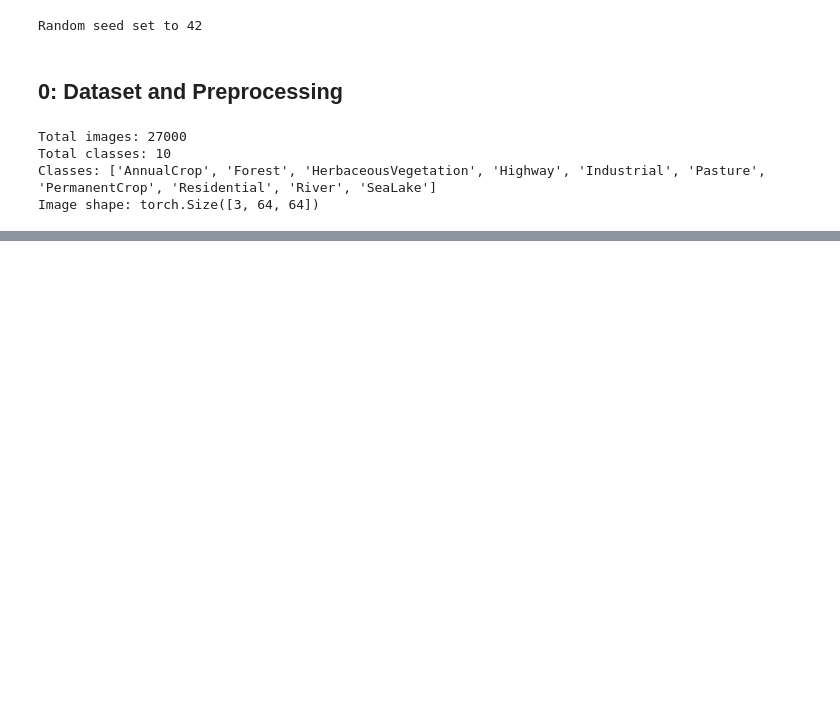
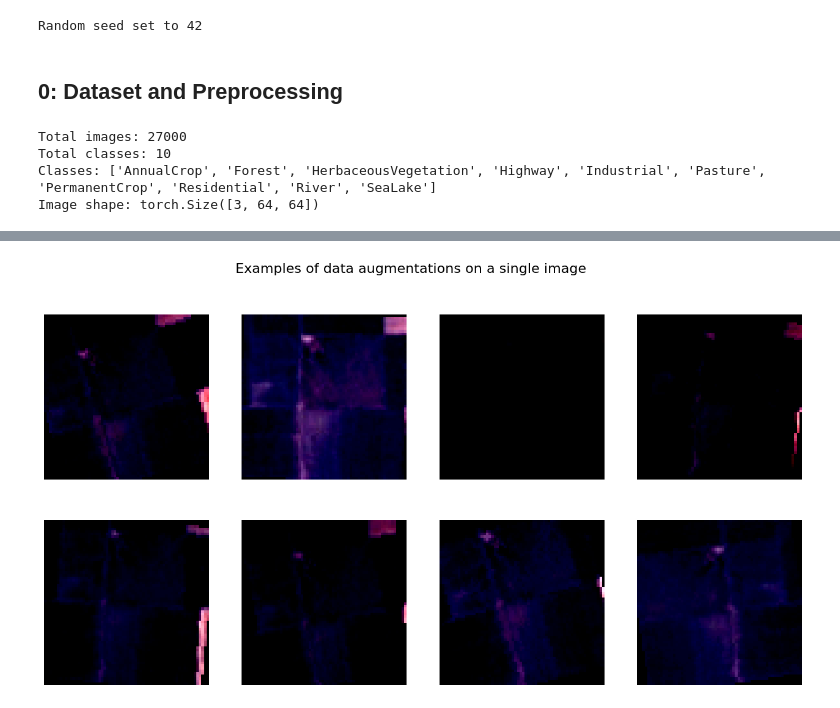
Before and after one commit to dboutzounis/Satellite-Data-Comparative-Study, a Jupyter notebook: satellite_image_classification.ipynb, the cells around one changed output, grey strips where cells are left out. Saved outputs shown, nothing was run; the diff lists cells and outputs as text; code cells hidden in the pictures; blank space fills up the shorter version.

```diff
--- a/satellite_image_classification.ipynb
+++ b/satellite_image_classification.ipynb
@@ -57,3 +62,21 @@ Total images: 27000
 Total classes: 10
 Classes: ['AnnualCrop', 'Forest', 'HerbaceousVegetation', 'Highway', 'Industrial', 'Pasture', 'PermanentCrop', 'Residential', 'River', 'SeaLake']
 Image shape: torch.Size([3, 64, 64])
+# %%
+train_transform = transforms.Compose(
+    [
+        transforms.RandomResizedCrop(64, scale=(0.8, 1.0)),
+        transforms.RandomHorizontalFlip(),
+        transforms.RandomRotation(15),
+        transforms.ColorJitter(brightness=0.2, contrast=0.2, saturation=0.2),
+        transforms.ToTensor(),
+        transforms.Normalize(mean=[0.485, 0.456, 0.406], std=[0.229, 0.224, 0.225]),
+    ]
+)
+
+val_test_transform = transforms.Compose(
+    [
+        transforms.ToTensor(),
+        transforms.Normalize(mean=[0.485, 0.456, 0.406], std=[0.229, 0.224, 0.225]),
+    ]
+)
@@ -59,0 +154,16 @@ Image shape: torch.Size([3, 64, 64])
+# %%
+img, _ = eurosat_data[0]
+pil_img = transforms.ToPILImage()(img)
+
+fig, axes = plt.subplots(2, 4, figsize=(16, 8))
+axes = axes.flatten()
+
+for i in range(8):
+    aug_img = train_transform(pil_img)
+    axes[i].imshow(aug_img.permute(1, 2, 0).clamp(0, 1))
+    axes[i].axis("off")
+
+plt.suptitle("Examples of data augmentations on a single image", fontsize=16)
+plt.show()
+# %% [output]
+[figure, added]
```
Also changed, not shown: parts of 6 cells of this notebook.
